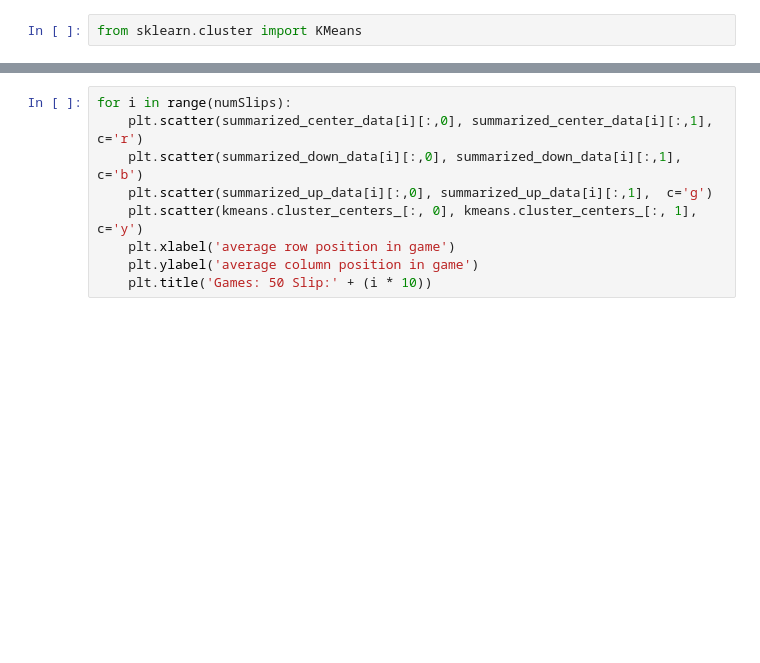
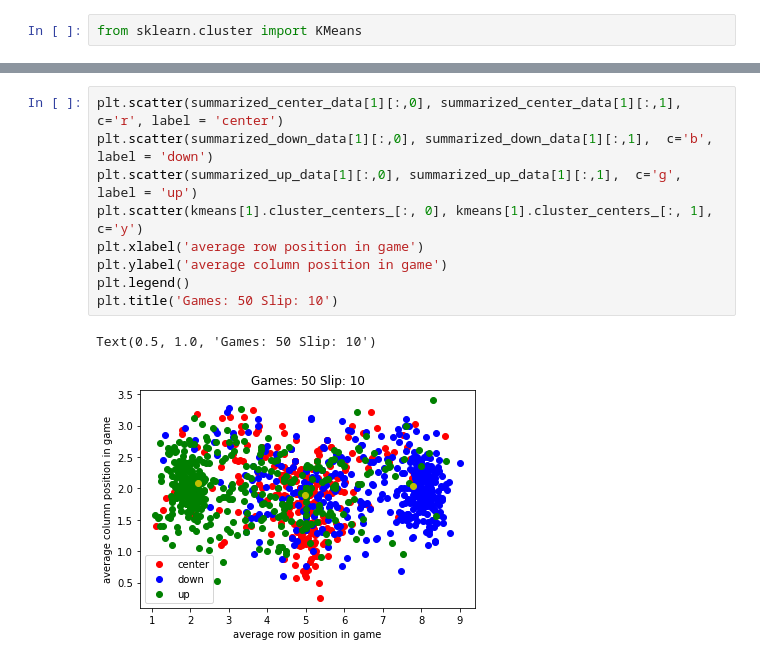
Before and after one commit to daniellawson9999/task1-irl, a Jupyter notebook: sigma-girl-MIIRL/dataparsing.ipynb, the cells around one changed output, grey strips where cells are left out. Saved outputs shown, nothing was run; the diff lists cells and outputs as text; blank space fills up the shorter version.

```diff
--- a/sigma-girl-MIIRL/dataparsing.ipynb
+++ b/sigma-girl-MIIRL/dataparsing.ipynb
@@ -116,9 +225,12 @@ from matplotlib import pyplot as plt
 # %%
-for i in range(numSlips):
-    plt.scatter(summarized_center_data[i][:,0], summarized_center_data[i][:,1], c='r')
-    plt.scatter(summarized_down_data[i][:,0], summarized_down_data[i][:,1],  c='b')
-    plt.scatter(summarized_up_data[i][:,0], summarized_up_data[i][:,1],  c='g')
-    plt.scatter(kmeans.cluster_centers_[:, 0], kmeans.cluster_centers_[:, 1], c='y')
-    plt.xlabel('average row position in game')
-    plt.ylabel('average column position in game')
-    plt.title('Games: 50 Slip:' + (i * 10))
+plt.scatter(summarized_center_data[1][:,0], summarized_center_data[1][:,1], c='r', label = 'center')
+plt.scatter(summarized_down_data[1][:,0], summarized_down_data[1][:,1],  c='b', label = 'down')
+plt.scatter(summarized_up_data[1][:,0], summarized_up_data[1][:,1],  c='g', label = 'up')
+plt.scatter(kmeans[1].cluster_centers_[:, 0], kmeans[1].cluster_centers_[:, 1], c='y')
+plt.xlabel('average row position in game')
+plt.ylabel('average column position in game')
+plt.legend()
+plt.title('Games: 50 Slip: 10')
+# %% [output]
+Text(0.5, 1.0, 'Games: 50 Slip: 10')
+[figure, added]
```
Also changed, not shown: parts of 17 cells of this notebook.
